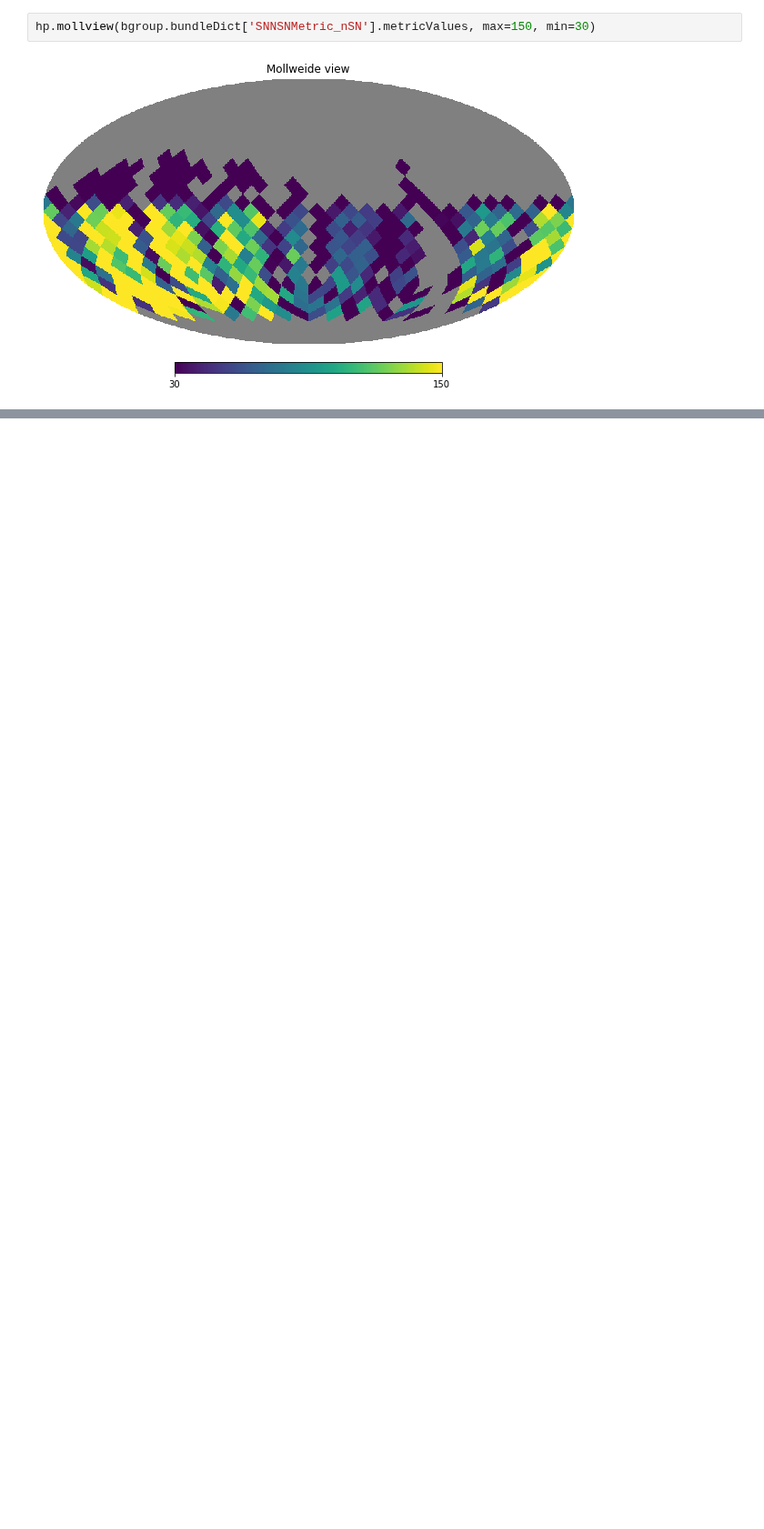
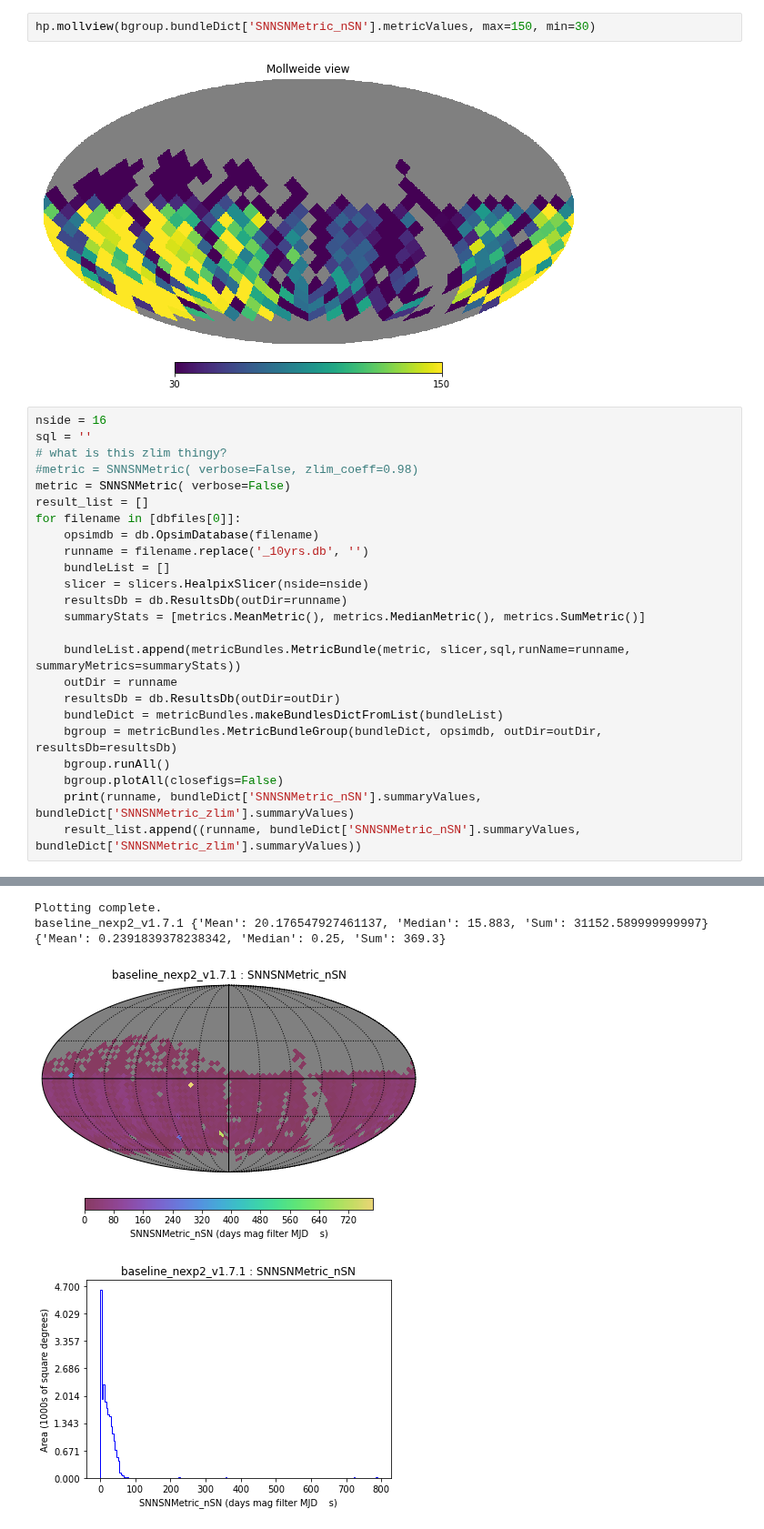
Before and after one commit to yoachim/21_Scratch, a Jupyter notebook: sn_metric/SNe_RA_gradeint.ipynb, the cells around one changed output, grey strips where cells are left out. Shown at 91% size. Cells and saved outputs as stored; diff of their text form; blank space fills up the shorter version.

```diff
--- a/sn_metric/SNe_RA_gradeint.ipynb
+++ b/sn_metric/SNe_RA_gradeint.ipynb
@@ -71,3 +71,28 @@ baseline_nexp2_v1.7.1 {'Mean': 83.05421761658032, 'Median': 66.8785, 'Sum': 3205
 hp.mollview(bgroup.bundleDict['SNNSNMetric_nSN'].metricValues, max=150, min=30)
 # %% [output]
 [figure]
+# %%
+nside = 16
+sql = ''
+# what is this zlim thingy?
+#metric = SNNSNMetric( verbose=False, zlim_coeff=0.98)
+metric = SNNSNMetric( verbose=False)
+result_list = []
+for filename in [dbfiles[0]]:
+    opsimdb = db.OpsimDatabase(filename)
+    runname = filename.replace('_10yrs.db', '')
+    bundleList = []
+    slicer = slicers.HealpixSlicer(nside=nside)
+    resultsDb = db.ResultsDb(outDir=runname)
+    summaryStats = [metrics.MeanMetric(), metrics.MedianMetric(), metrics.SumMetric()]
+
+    bundleList.append(metricBundles.MetricBundle(metric, slicer,sql,runName=runname, summaryMetrics=summaryStats))
+    outDir = runname
+    resultsDb = db.ResultsDb(outDir=outDir)
+    bundleDict = metricBundles.makeBundlesDictFromList(bundleList)
+    bgroup = metricBundles.MetricBundleGroup(bundleDict, opsimdb, outDir=outDir, resultsDb=resultsDb)
+    bgroup.runAll()
+    bgroup.plotAll(closefigs=False)
+    print(runname, bundleDict['SNNSNMetric_nSN'].summaryValues, bundleDict['SNNSNMetric_zlim'].summaryValues)
+    result_list.append((runname, bundleDict['SNNSNMetric_nSN'].summaryValues, bundleDict['SNNSNMetric_zlim'].summaryValues))
+# %% [output]
@@ -73,0 +118,4 @@ hp.mollview(bgroup.bundleDict['SNNSNMetric_nSN'].metricValues, max=150, min=30)
+Plotting complete.
+baseline_nexp2_v1.7.1 {'Mean': 20.176547927461137, 'Median': 15.883, 'Sum': 31152.589999999997} {'Mean': 0.2391839378238342, 'Median': 0.25, 'Sum': 369.3}
+[figure, added]
+[figure, added]
```
Also changed, not shown: parts of 2 cells of this notebook.
